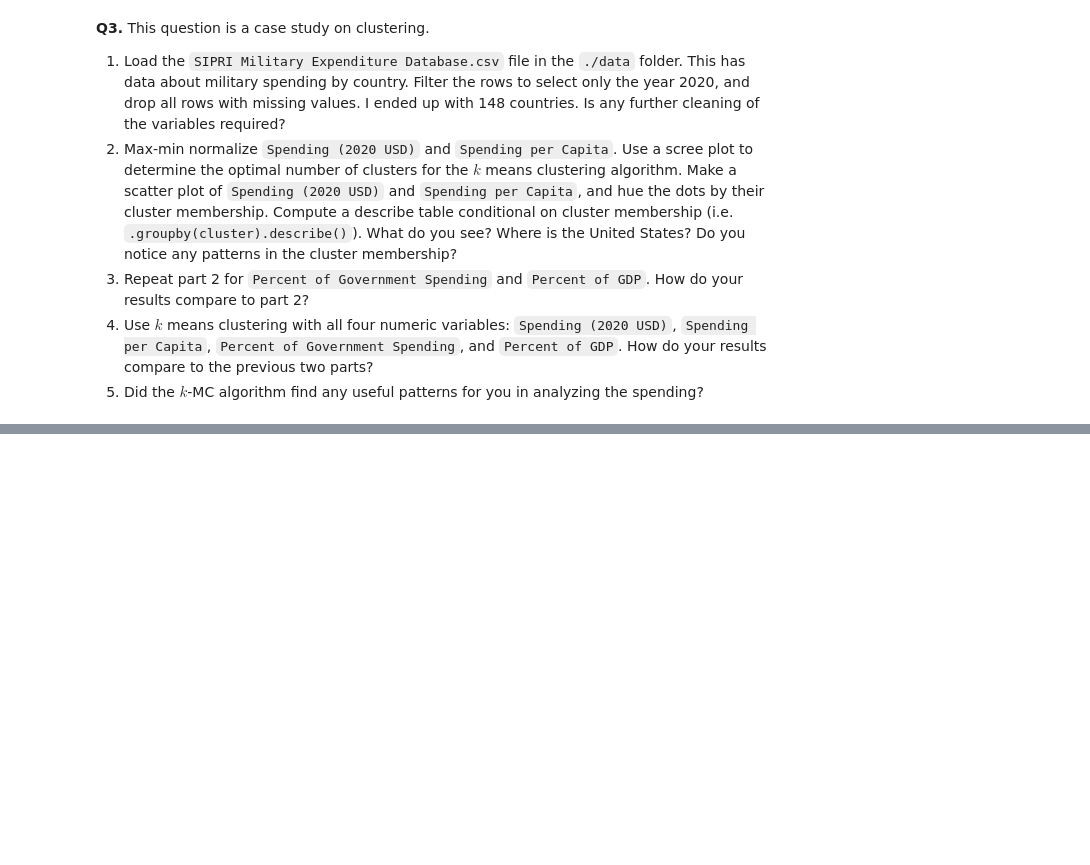
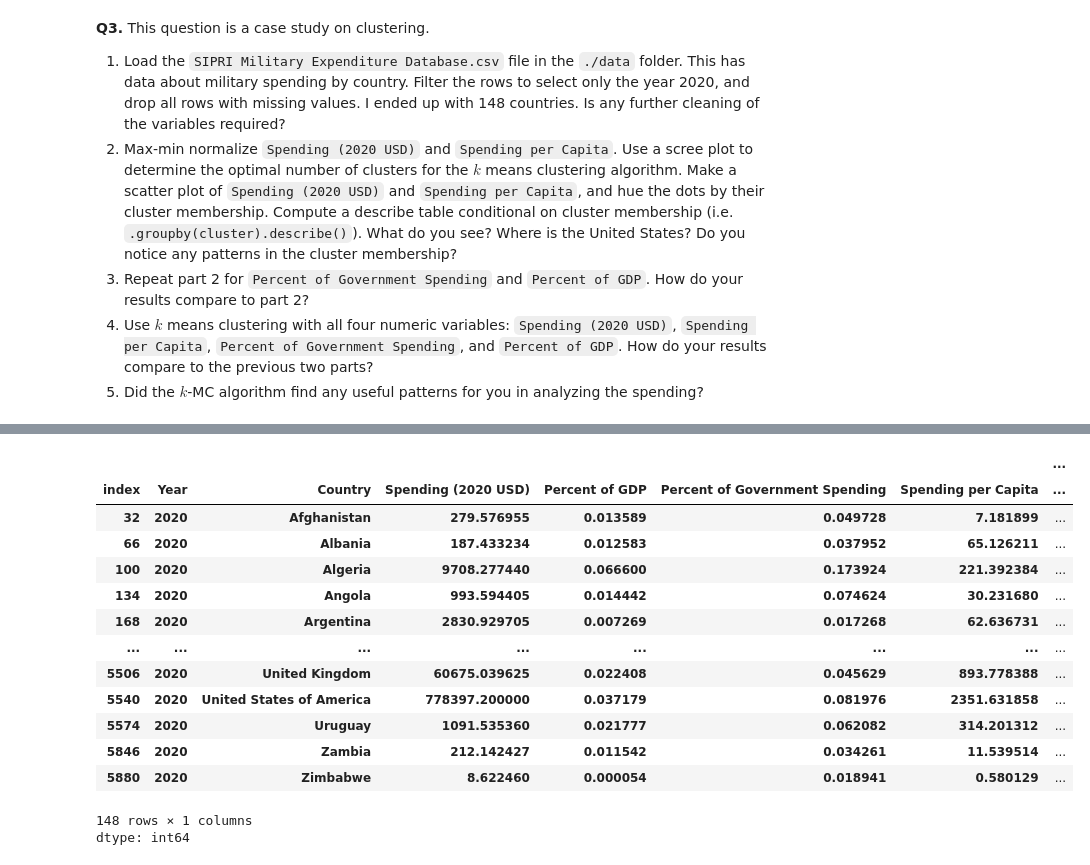
Before and after one commit to eaa3ug/clustering_assignment, a Jupyter notebook: assignment_clustering.ipynb, the cells around one changed output, grey strips where cells are left out. Cells and saved outputs as stored; diff of their text form; code cells hidden in the pictures; blank space fills up the shorter version.

```diff
--- a/assignment_clustering.ipynb
+++ b/assignment_clustering.ipynb
@@ -127,3 +127,6 @@ When using the elbow method, we are looking for the point at which adding more c
 3. Repeat part 2 for `Percent of Government Spending` and `Percent of GDP`. How do your results compare to part 2?
 4. Use $k$ means clustering with all four numeric variables: `Spending (2020 USD)`, `Spending per Capita`, `Percent of Government Spending`, and `Percent of GDP`. How do your results compare to the previous two parts?
 5. Did the $k$-MC algorithm find any useful patterns for you in analyzing the spending?
+# %%
+spending = pd.read_csv("SIPRI Military Expenditure Database.csv")
+spending.head()
@@ -129,0 +140,23 @@ When using the elbow method, we are looking for the point at which adding more c
+# %%
+spending = spending[spending["Year"] == 2020]
+spending = spending.dropna()
+spending.head()
+spending.value_counts()
+
+#I don't see the need for any further cleaning
+# %% [output]
+|  |  |  |  |  |  |  | ... |
+| index | Year | Country | Spending (2020 USD) | Percent of GDP | Percent of Government Spending | Spending per Capita | ... |
+| 32 | 2020 | Afghanistan | 279.576955 | 0.013589 | 0.049728 | 7.181899 | ... |
+| 66 | 2020 | Albania | 187.433234 | 0.012583 | 0.037952 | 65.126211 | ... |
+| 100 | 2020 | Algeria | 9708.277440 | 0.066600 | 0.173924 | 221.392384 | ... |
+| 134 | 2020 | Angola | 993.594405 | 0.014442 | 0.074624 | 30.231680 | ... |
+| 168 | 2020 | Argentina | 2830.929705 | 0.007269 | 0.017268 | 62.636731 | ... |
+| ... | ... | ... | ... | ... | ... | ... | ... |
+| 5506 | 2020 | United Kingdom | 60675.039625 | 0.022408 | 0.045629 | 893.778388 | ... |
+| 5540 | 2020 | United States of America | 778397.200000 | 0.037179 | 0.081976 | 2351.631858 | ... |
+| 5574 | 2020 | Uruguay | 1091.535360 | 0.021777 | 0.062082 | 314.201312 | ... |
+| 5846 | 2020 | Zambia | 212.142427 | 0.011542 | 0.034261 | 11.539514 | ... |
+| 5880 | 2020 | Zimbabwe | 8.622460 | 0.000054 | 0.018941 | 0.580129 | ... |
+148 rows × 1 columns
+dtype: int64
```
Also changed, not shown: parts of 1 cell of this notebook.
